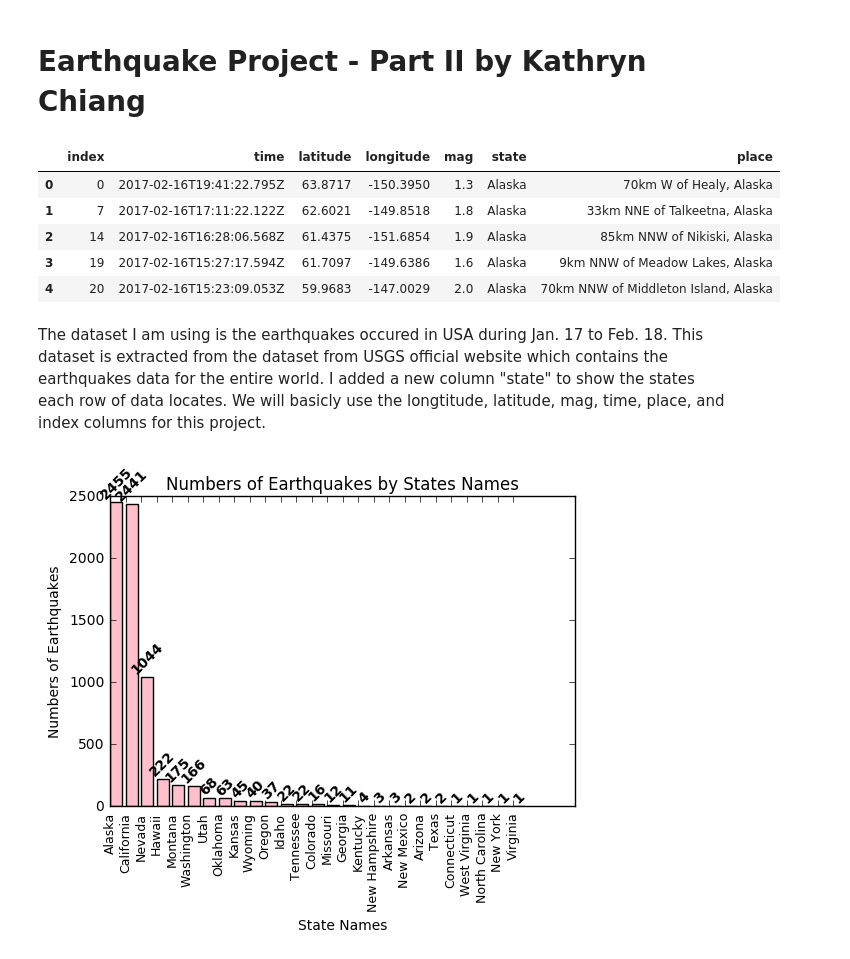
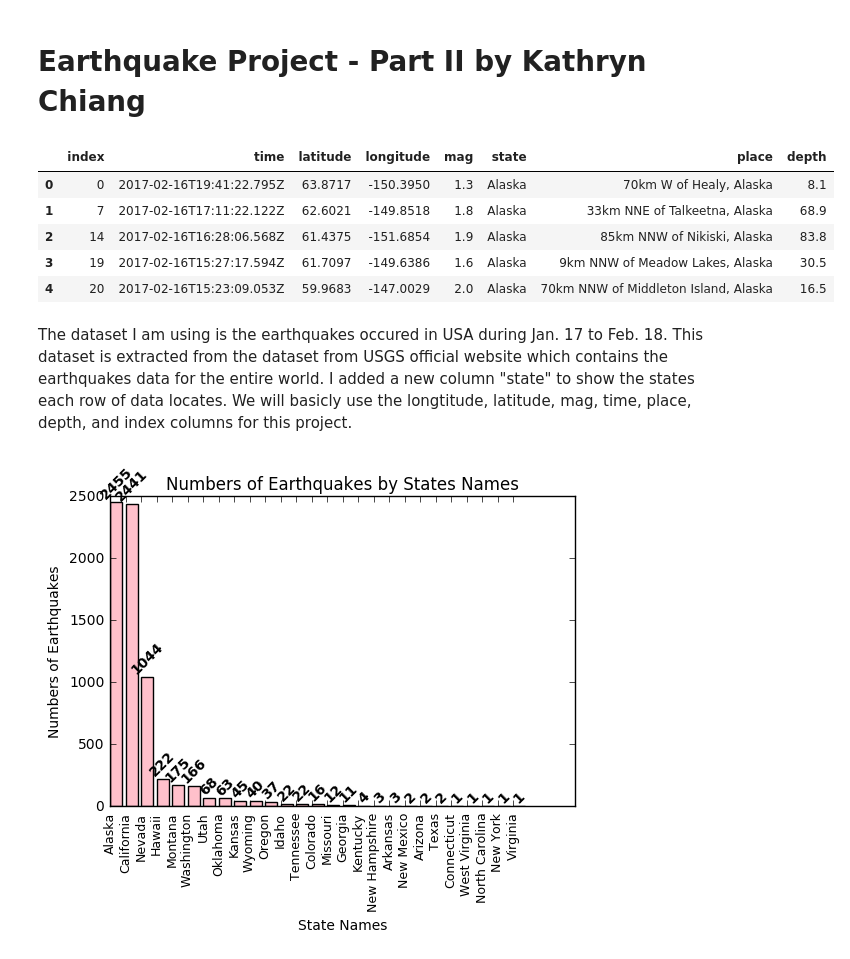
Before and after one commit to karthikapai/earthquakes, a Jupyter notebook: Earthquake_in_the_USA_part2.ipynb, the cells around one changed output. Cells and saved outputs as stored; diff of their text form; code cells hidden in the pictures.

```diff
--- a/Earthquake_in_the_USA_part2.ipynb
+++ b/Earthquake_in_the_USA_part2.ipynb
@@ -122,17 +122,17 @@ def ratio(df):
     return ratio
 # %%
 data = pd.read_csv('us_earthquake.csv')
-us = data[["index", "time", "latitude","longitude","mag","state","place"]]
+us = data[["index", "time", "latitude","longitude","mag","state","place","depth"]]
 us.head()
 # %% [output]
-|  | index | time | latitude | longitude | mag | state | place |
-| 0 | 0 | 2017-02-16T19:41:22.795Z | 63.8717 | -150.3950 | 1.3 | Alaska | 70km W of Healy, Alaska |
-| 1 | 7 | 2017-02-16T17:11:22.122Z | 62.6021 | -149.8518 | 1.8 | Alaska | 33km NNE of Talkeetna, Alaska |
-| 2 | 14 | 2017-02-16T16:28:06.568Z | 61.4375 | -151.6854 | 1.9 | Alaska | 85km NNW of Nikiski, Alaska |
-| 3 | 19 | 2017-02-16T15:27:17.594Z | 61.7097 | -149.6386 | 1.6 | Alaska | 9km NNW of Meadow Lakes, Alaska |
-| 4 | 20 | 2017-02-16T15:23:09.053Z | 59.9683 | -147.0029 | 2.0 | Alaska | 70km NNW of Middleton Island, Alaska |
+|  | index | time | latitude | longitude | mag | state | place | depth |
+| 0 | 0 | 2017-02-16T19:41:22.795Z | 63.8717 | -150.3950 | 1.3 | Alaska | 70km W of Healy, Alaska | 8.1 |
+| 1 | 7 | 2017-02-16T17:11:22.122Z | 62.6021 | -149.8518 | 1.8 | Alaska | 33km NNE of Talkeetna, Alaska | 68.9 |
+| 2 | 14 | 2017-02-16T16:28:06.568Z | 61.4375 | -151.6854 | 1.9 | Alaska | 85km NNW of Nikiski, Alaska | 83.8 |
+| 3 | 19 | 2017-02-16T15:27:17.594Z | 61.7097 | -149.6386 | 1.6 | Alaska | 9km NNW of Meadow Lakes, Alaska | 30.5 |
+| 4 | 20 | 2017-02-16T15:23:09.053Z | 59.9683 | -147.0029 | 2.0 | Alaska | 70km NNW of Middleton Island, Alaska | 16.5 |
 # %% [markdown]
-The dataset I am using is the earthquakes occured in USA during Jan. 17 to Feb. 18. This dataset is extracted from the dataset from USGS official website which contains the earthquakes data for the entire world. I added a new column "state" to show the states each row of data locates. We will basicly use the longtitude, latitude, mag, time, place, and index columns for this project.
+The dataset I am using is the earthquakes occured in USA during Jan. 17 to Feb. 18. This dataset is extracted from the dataset from USGS official website which contains the earthquakes data for the entire world. I added a new column "state" to show the states each row of data locates. We will basicly use the longtitude, latitude, mag, time, place, depth, and index columns for this project.
 # %%
 c = us['state'].value_counts()
 x = c.values
```
Also changed, not shown: parts of 4 cells of this notebook.
